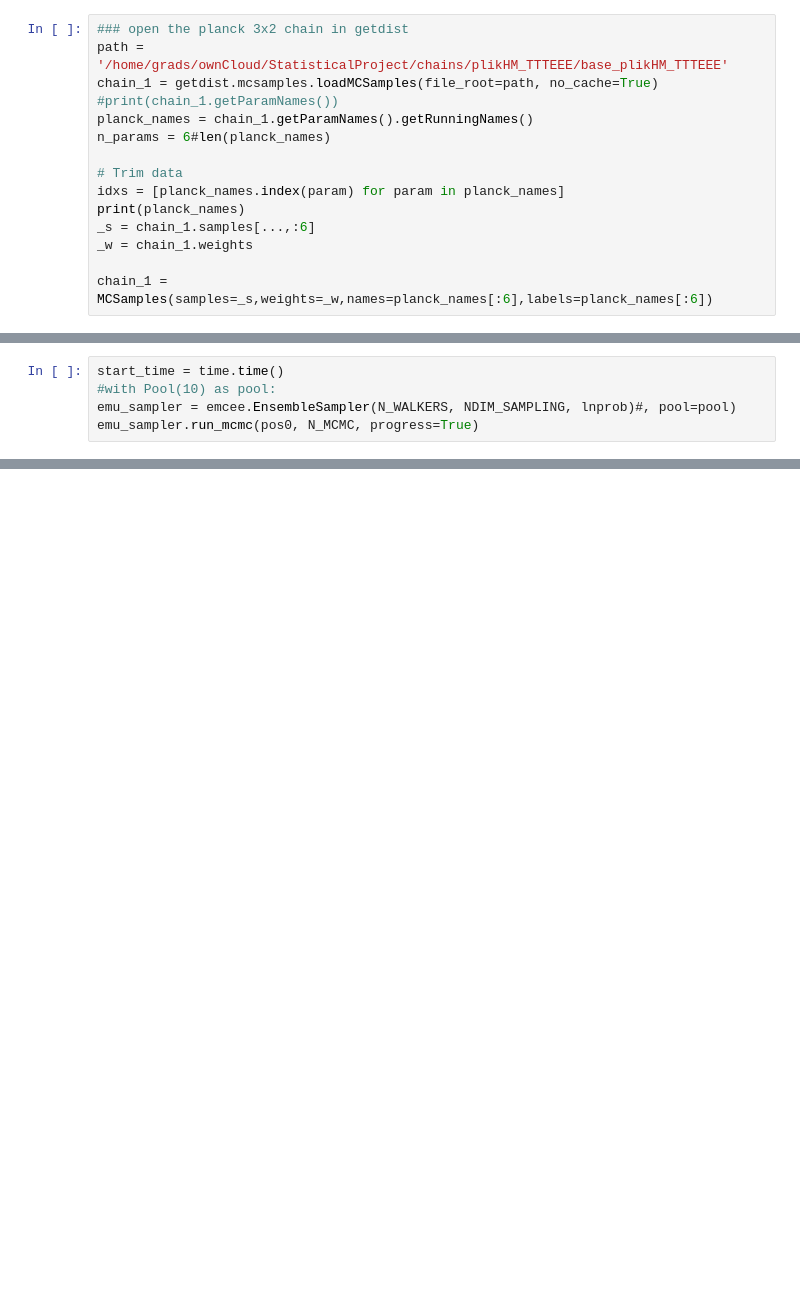
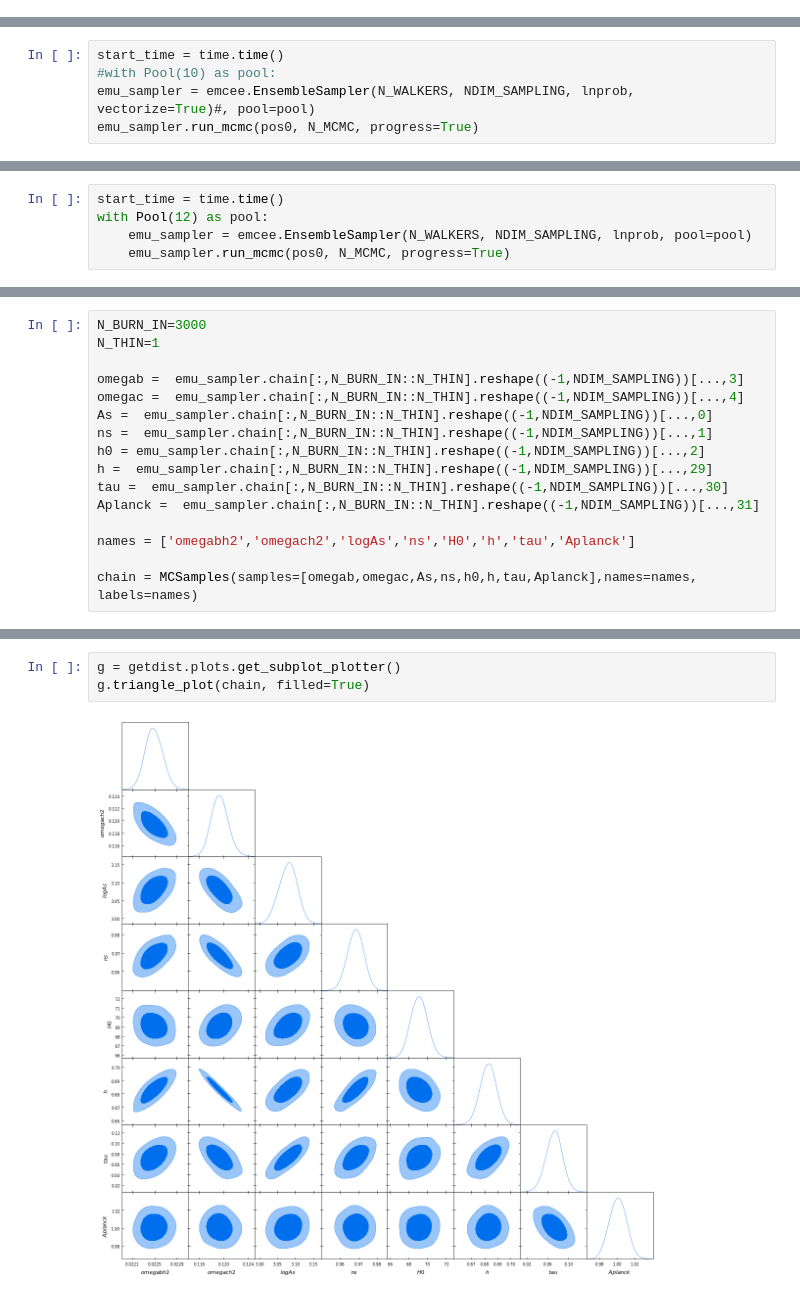
Before and after one commit to SBU-EVAN/LSST_emulation, a Jupyter notebook: joint_chains.ipynb, the cells around one changed output, grey strips where cells are left out. Cells and saved outputs as stored; diff of their text form; blank space fills up the shorter version.

```diff
--- a/joint_chains.ipynb
+++ b/joint_chains.ipynb
@@ -275,15 +42,0 @@ def significance(trained_dist,bijector,nparams,alpha=0.32):
-# %%
-### open the planck 3x2 chain in getdist
-path = '/home/grads/ownCloud/StatisticalProject/chains/plikHM_TTTEEE/base_plikHM_TTTEEE'
-chain_1 = getdist.mcsamples.loadMCSamples(file_root=path, no_cache=True)
-#print(chain_1.getParamNames())
-planck_names = chain_1.getParamNames().getRunningNames()
-n_params = 6#len(planck_names)
-
-# Trim data
-idxs = [planck_names.index(param) for param in planck_names]
-print(planck_names)
-_s = chain_1.samples[...,:6]
-_w = chain_1.weights
-
-chain_1 = MCSamples(samples=_s,weights=_w,names=planck_names[:6],labels=planck_names[:6])
@@ -337,0 +360,5 @@ Removed no burn in
+# %%
+start_time = time.time()
+#with Pool(10) as pool:
+emu_sampler = emcee.EnsembleSampler(N_WALKERS, NDIM_SAMPLING, lnprob, vectorize=True)#, pool=pool)
+emu_sampler.run_mcmc(pos0, N_MCMC, progress=True)
@@ -518,6 +564,6 @@ pos0 = theta0[np.newaxis] + 3. * theta_std[np.newaxis] * np.random.normal(size=(
 # %%
 start_time = time.time()
-#with Pool(10) as pool:
-emu_sampler = emcee.EnsembleSampler(N_WALKERS, NDIM_SAMPLING, lnprob)#, pool=pool)
-emu_sampler.run_mcmc(pos0, N_MCMC, progress=True)
+with Pool(12) as pool:
+    emu_sampler = emcee.EnsembleSampler(N_WALKERS, NDIM_SAMPLING, lnprob, pool=pool)
+    emu_sampler.run_mcmc(pos0, N_MCMC, progress=True)
 # %% [output]
@@ -553,0 +571,16 @@ KeyboardInterrupt:
+# %%
+N_BURN_IN=3000
+N_THIN=1
+
+omegab =  emu_sampler.chain[:,N_BURN_IN::N_THIN].reshape((-1,NDIM_SAMPLING))[...,3]
+omegac =  emu_sampler.chain[:,N_BURN_IN::N_THIN].reshape((-1,NDIM_SAMPLING))[...,4]
+As =  emu_sampler.chain[:,N_BURN_IN::N_THIN].reshape((-1,NDIM_SAMPLING))[...,0]
+ns =  emu_sampler.chain[:,N_BURN_IN::N_THIN].reshape((-1,NDIM_SAMPLING))[...,1]
+h0 = emu_sampler.chain[:,N_BURN_IN::N_THIN].reshape((-1,NDIM_SAMPLING))[...,2]
+h =  emu_sampler.chain[:,N_BURN_IN::N_THIN].reshape((-1,NDIM_SAMPLING))[...,29]
+tau =  emu_sampler.chain[:,N_BURN_IN::N_THIN].reshape((-1,NDIM_SAMPLING))[...,30]
+Aplanck =  emu_sampler.chain[:,N_BURN_IN::N_THIN].reshape((-1,NDIM_SAMPLING))[...,31]
+
+names = ['omegabh2','omegach2','logAs','ns','H0','h','tau','Aplanck']
+
+chain = MCSamples(samples=[omegab,omegac,As,ns,h0,h,tau,Aplanck],names=names, labels=names)
@@ -553,0 +589,5 @@ KeyboardInterrupt:
+# %%
+g = getdist.plots.get_subplot_plotter()
+g.triangle_plot(chain, filled=True)
+# %% [output]
+[figure, added]
```
Also changed, not shown: parts of 22 cells of this notebook, 9 other files.
